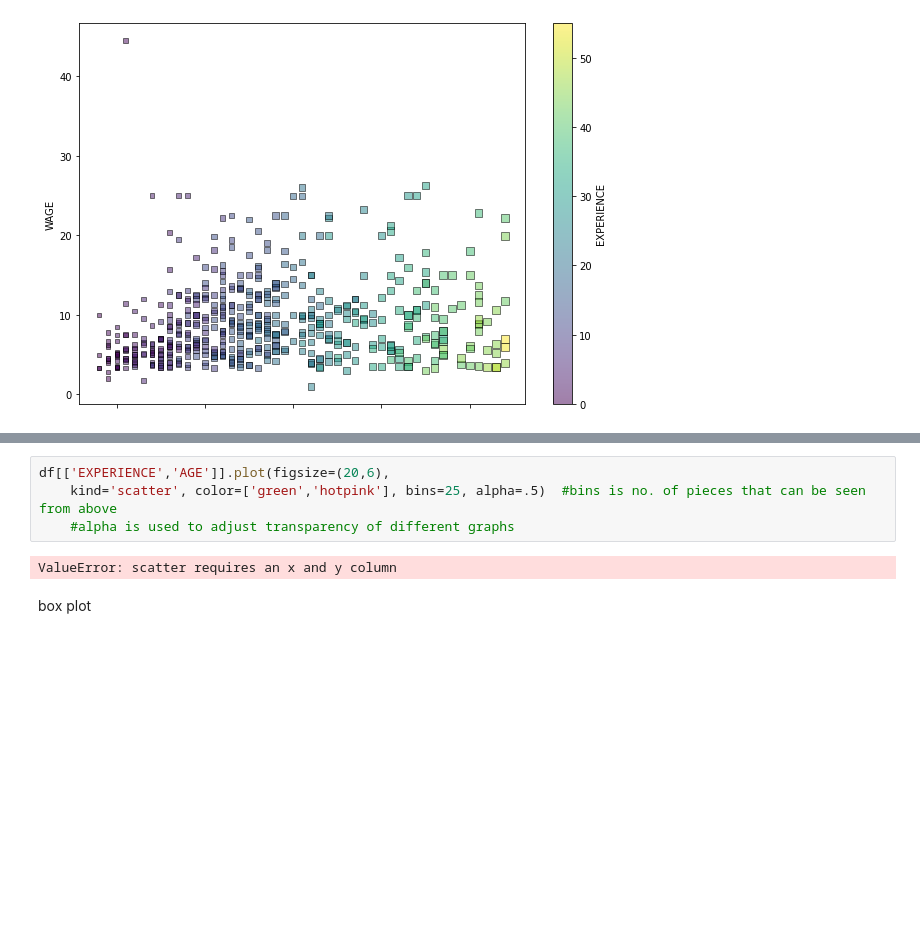
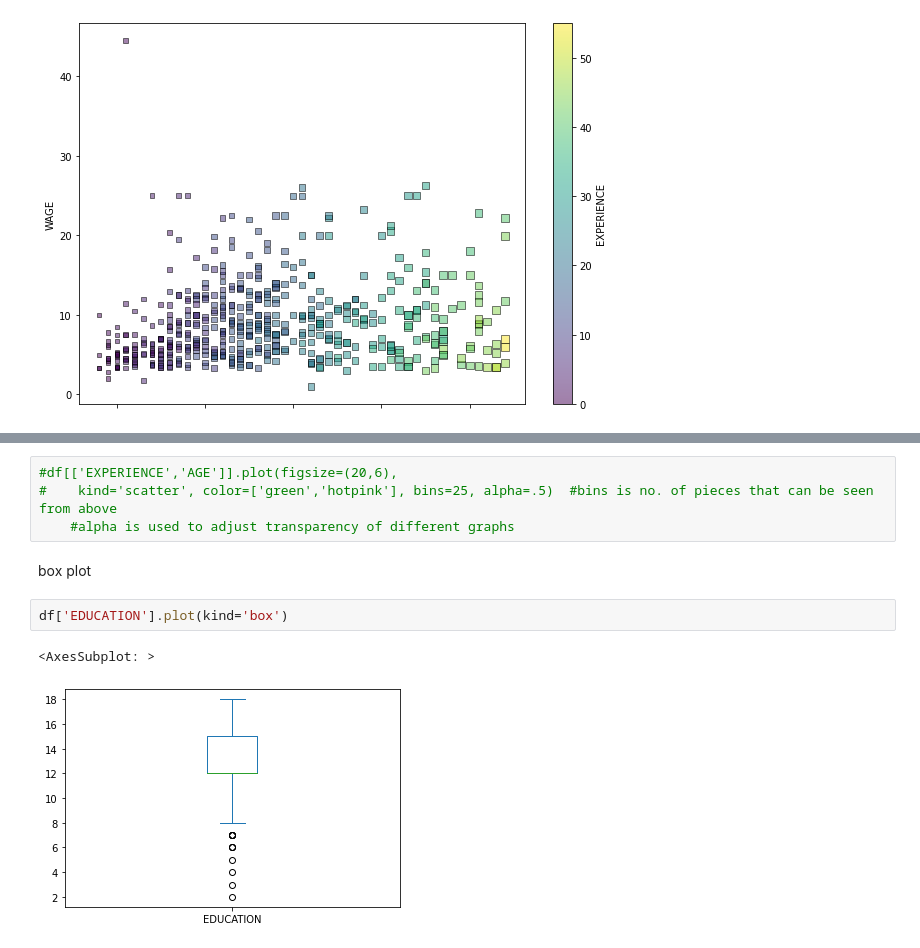
Before and after one commit to shayestasana/Python-Data-Science-Course, a Jupyter notebook: data_science/data_analysis3.ipynb, the cells around one changed output, grey strips where cells are left out. Drawn from its saved outputs; the diff is of its cells as text; blank space fills up the shorter version.

```diff
--- a/data_science/data_analysis3.ipynb
+++ b/data_science/data_analysis3.ipynb
@@ -97,8 +96,11 @@ df['EXPERIENCE'].plot(
 # %%
-df[['EXPERIENCE','AGE']].plot(figsize=(20,6),
-    kind='scatter', color=['green','hotpink'], bins=25, alpha=.5)  #bins is no. of pieces that can be seen from above
+#df[['EXPERIENCE','AGE']].plot(figsize=(20,6),
+#    kind='scatter', color=['green','hotpink'], bins=25, alpha=.5)  #bins is no. of pieces that can be seen from above
     #alpha is used to adjust transparency of different graphs
-# %% [output]
-ValueError: scatter requires an x and y column
 # %% [markdown]
 box plot
+# %%
+df['EDUCATION'].plot(kind='box')
+# %% [output]
+<AxesSubplot: >
+[figure, added]
```
Also changed, not shown: parts of 12 cells of this notebook, 2 other files.
